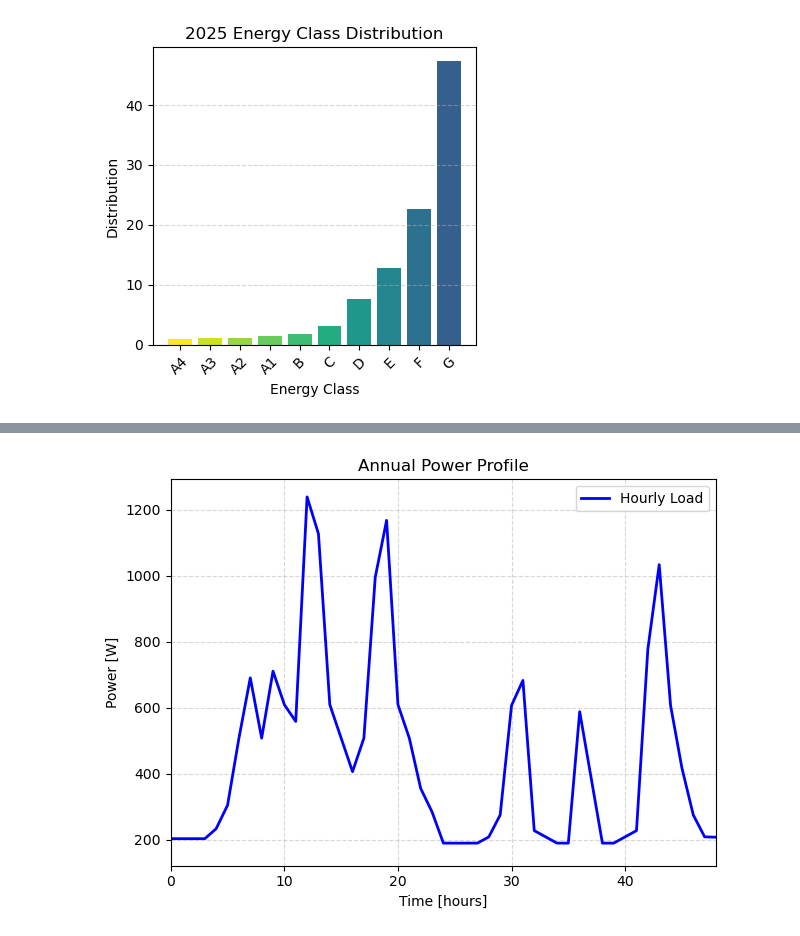
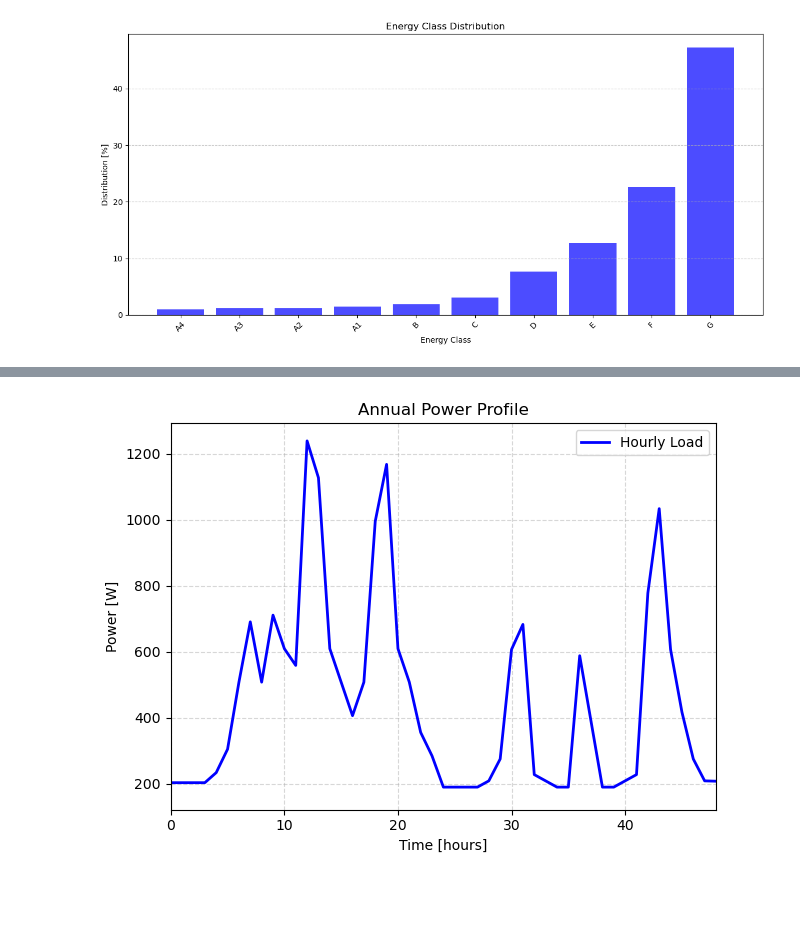
Before and after one commit to simo-pagliu/INRE, a Jupyter notebook: Energy Demand.ipynb, the cells around one changed output, grey strips where cells are left out. Saved outputs shown, nothing was run; the diff lists cells and outputs as text; code cells hidden in the pictures; blank space fills up the shorter version.

```diff
--- a/Energy Demand.ipynb
+++ b/Energy Demand.ipynb
@@ -202,12 +232,15 @@ for i, classe_energetica in enumerate(energy_classes):
 # %%
-# # Add a plot with the average heating power for each class
-# plt.figure(figsize=(12, 6))
-# average_powers = [power[power != 0].mean() for power in hot_power.values()]
-# plt.bar(energy_classes, average_powers, color=colors)
-# plt.xlabel("Energy Class")
-# plt.ylabel("Average Power [W]")
-# plt.title("Average Heating Power for Each Energy Class")
-# plt.xticks(rotation=45)
-# plt.grid(axis='y', linestyle='--', alpha=0.5)
-# plt.tight_layout()
-# # plt.savefig(".\\Exports\\Average_Power.png")
+# From this point on we have to choose a distribution to work with, let's say the best one for now
+energy_class_distribution = energy_class_distribution_today
+# Plot it
+plt.figure(figsize=(12, 6))
+plt.bar(energy_class_distribution.keys(), energy_class_distribution.values(), color='blue', alpha=0.7, linewidth=2)
+plt.title("Energy Class Distribution")
+plt.xlabel("Energy Class")
+plt.ylabel("Distribution [%]")
+plt.xticks(rotation=45)
+plt.grid(axis='y', linestyle='--', alpha=0.7)
+plt.tight_layout()
+plt.show()
+# %% [output]
+[figure, added]
@@ -226,25 +246,0 @@ for i, classe_energetica in enumerate(energy_classes):
-# %%
-# Create a distribution of energy classes
-energy_class_distribution_today = {
-"A4": 1.03,
-"A3": 1.14,
-"A2": 1.14,
-"A1": 1.48,
-"B": 1.83,
-"C": 3.08,
-"D": 7.65,
-"E": 12.79,
-"F": 22.60,
-"G": 47.26,
-}
-# Plot the distribution
-plt.figure(figsize=(4,4))
-plt.bar(energy_class_distribution_today.keys(), energy_class_distribution_today.values(), color=colors)
-plt.xlabel("Energy Class")
-plt.ylabel("Distribution")
-plt.title("2025 Energy Class Distribution")
-plt.xticks(rotation=45)
-plt.grid(axis='y', linestyle='--', alpha=0.5)
-plt.tight_layout()
-# %% [output]
-[figure, removed]
```
Also changed, not shown: parts of 30 cells of this notebook, 2 other files.
